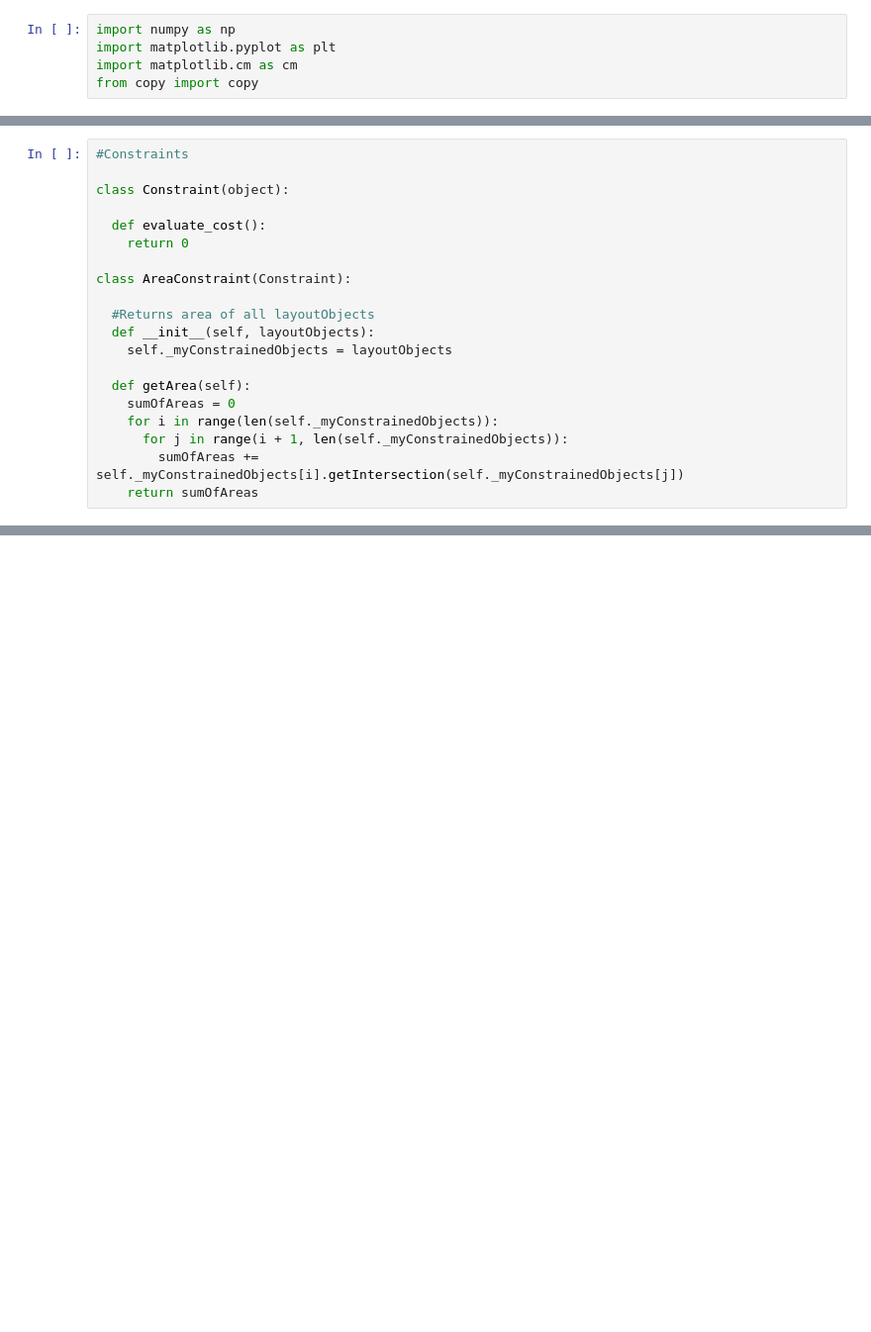
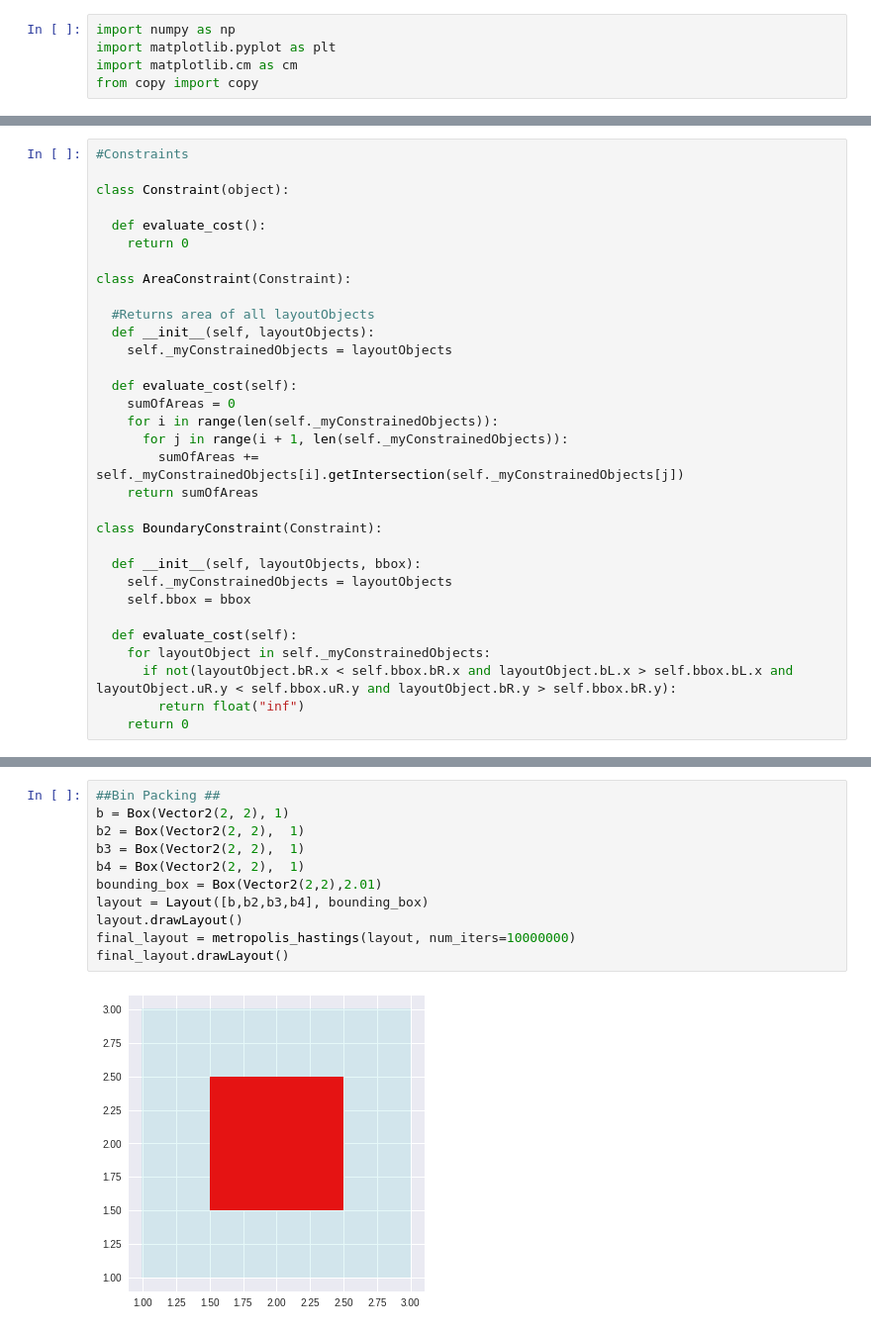
Before and after one commit to HammadB/ProceduralLayout, a Jupyter notebook: Layout.ipynb, the cells around one changed output, grey strips where cells are left out. Shown at 99% size. Saved outputs shown, nothing was run; the diff lists cells and outputs as text; blank space fills up the shorter version.

```diff
--- a/Layout.ipynb
+++ b/Layout.ipynb
@@ -102,12 +110,24 @@ class AreaConstraint(Constraint):
   def __init__(self, layoutObjects):
     self._myConstrainedObjects = layoutObjects
 
-  def getArea(self):
+  def evaluate_cost(self):
     sumOfAreas = 0
     for i in range(len(self._myConstrainedObjects)):
       for j in range(i + 1, len(self._myConstrainedObjects)):
         sumOfAreas += self._myConstrainedObjects[i].getIntersection(self._myConstrainedObjects[j])
     return sumOfAreas
+
+class BoundaryConstraint(Constraint):
+
+  def __init__(self, layoutObjects, bbox):
+    self._myConstrainedObjects = layoutObjects
+    self.bbox = bbox
+
+  def evaluate_cost(self):
+    for layoutObject in self._myConstrainedObjects:
+      if not(layoutObject.bR.x < self.bbox.bR.x and layoutObject.bL.x > self.bbox.bL.x and layoutObject.uR.y < self.bbox.uR.y and layoutObject.bR.y > self.bbox.bR.y):
+        return float("inf")
+    return 0
 # %%
 def boltzmann(cost, beta=1.0):
   return np.exp(-beta*cost)
@@ -168,0 +191,13 @@ final_layout.drawLayout()
+# %%
+##Bin Packing ##
+b = Box(Vector2(2, 2), 1)
+b2 = Box(Vector2(2, 2),  1)
+b3 = Box(Vector2(2, 2),  1)
+b4 = Box(Vector2(2, 2),  1)
+bounding_box = Box(Vector2(2,2),2.01)
+layout = Layout([b,b2,b3,b4], bounding_box)
+layout.drawLayout()
+final_layout = metropolis_hastings(layout, num_iters=10000000)
+final_layout.drawLayout()
+# %% [output]
+[figure, added]
```
Also changed, not shown: parts of 3 cells of this notebook.
